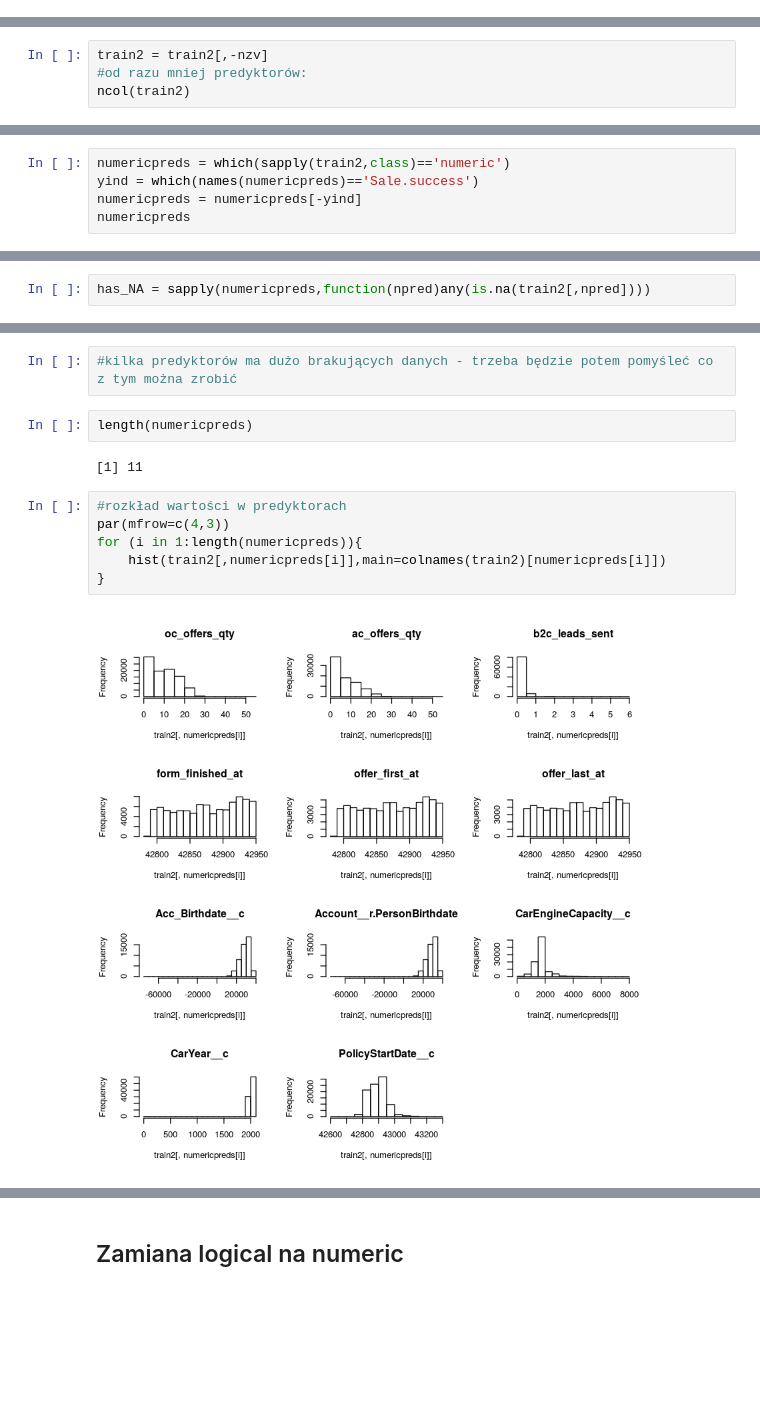
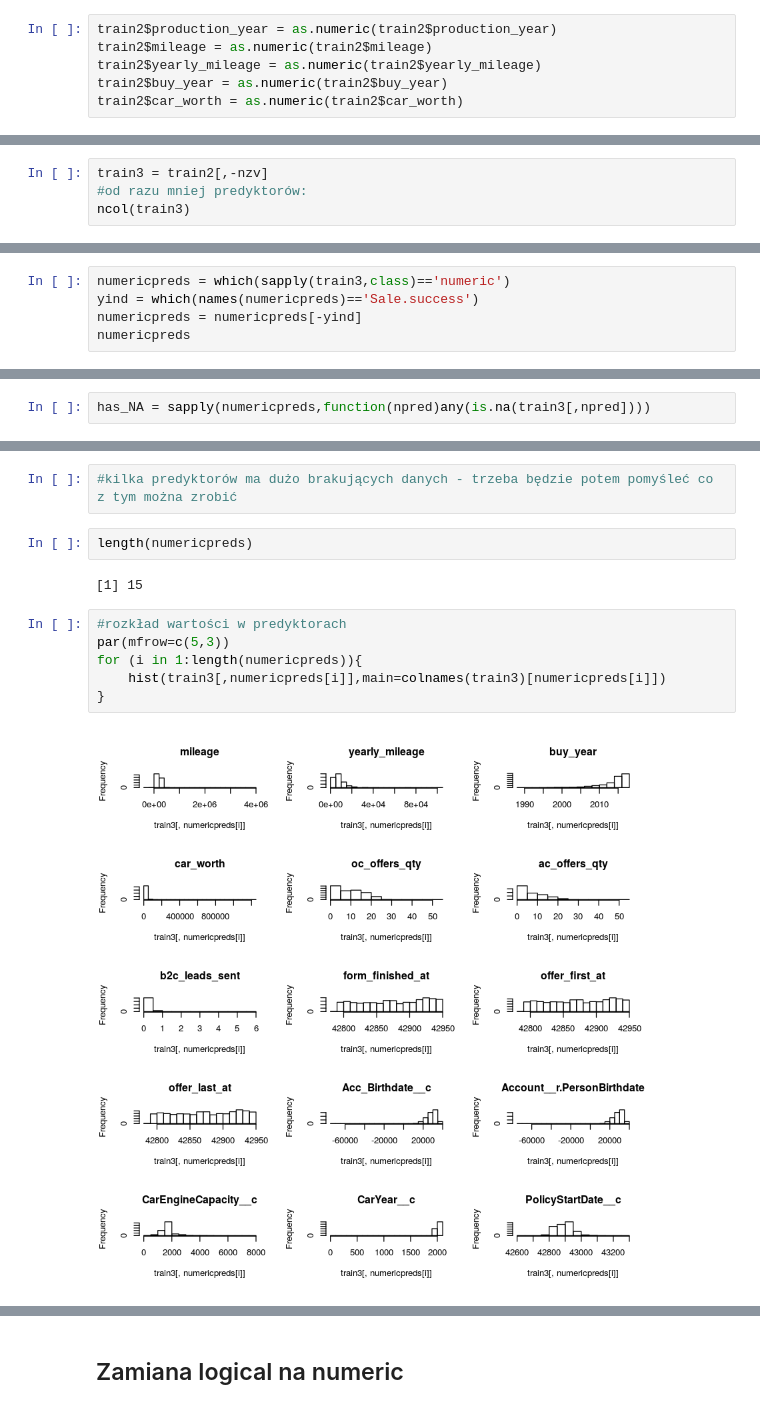
Before and after one commit to Noctiphobia/ABH-Classification, a Jupyter notebook: preproc_notebook.ipynb, the cells around one changed output, grey strips where cells are left out. Cells and saved outputs as stored; diff of their text form; blank space fills up the shorter version.

```diff
--- a/preproc_notebook.ipynb
+++ b/preproc_notebook.ipynb
@@ -161,0 +169,6 @@ sapply(train2,class)
+# %%
+train2$production_year = as.numeric(train2$production_year)
+train2$mileage = as.numeric(train2$mileage)
+train2$yearly_mileage = as.numeric(train2$yearly_mileage)
+train2$buy_year = as.numeric(train2$buy_year)
+train2$car_worth = as.numeric(train2$car_worth)
@@ -193,7 +232,7 @@ colnames(train2)[nzv]
 [21] "CreatedBy.Alias"                    "CreatedBy.CreatedDate"
 [23] "IsDeleted"
 # %%
-train2 = train2[,-nzv]
+train3 = train2[,-nzv]
 #od razu mniej predyktorów:
-ncol(train2)
+ncol(train3)
 # %% [output]
@@ -201,7 +240,7 @@ ncol(train2)
 # %% [markdown]
 ## Imputacja numerycznych faktorów
 # %%
-numericpreds = which(sapply(train2,class)=='numeric')
+numericpreds = which(sapply(train3,class)=='numeric')
 yind = which(names(numericpreds)=='Sale.success')
 numericpreds = numericpreds[-yind]
 numericpreds
@@ -226,7 +265,7 @@ numericpreds
 # %% [markdown]
 ### Numeryczne atrybuty bez NA, poszukam takich:
 # %%
-has_NA = sapply(numericpreds,function(npred)any(is.na(train2[,npred])))
+has_NA = sapply(numericpreds,function(npred)any(is.na(train3[,npred])))
 # %%
 numericpreds = numericpreds[has_NA]
 numericpreds
@@ -266,12 +313,12 @@ sapply(train2[,numericpreds],function(x){mean(is.na(x))})
 # %%
 length(numericpreds)
 # %% [output]
-[1] 11
+[1] 15
 # %%
 #rozkład wartości w predyktorach
-par(mfrow=c(4,3))
+par(mfrow=c(5,3))
 for (i in 1:length(numericpreds)){
-    hist(train2[,numericpreds[i]],main=colnames(train2)[numericpreds[i]])
+    hist(train3[,numericpreds[i]],main=colnames(train3)[numericpreds[i]])
 }
 # %% [output]
-[figure, old version]
+[figure, new version]
```
Also changed, not shown: parts of 58 cells of this notebook.
